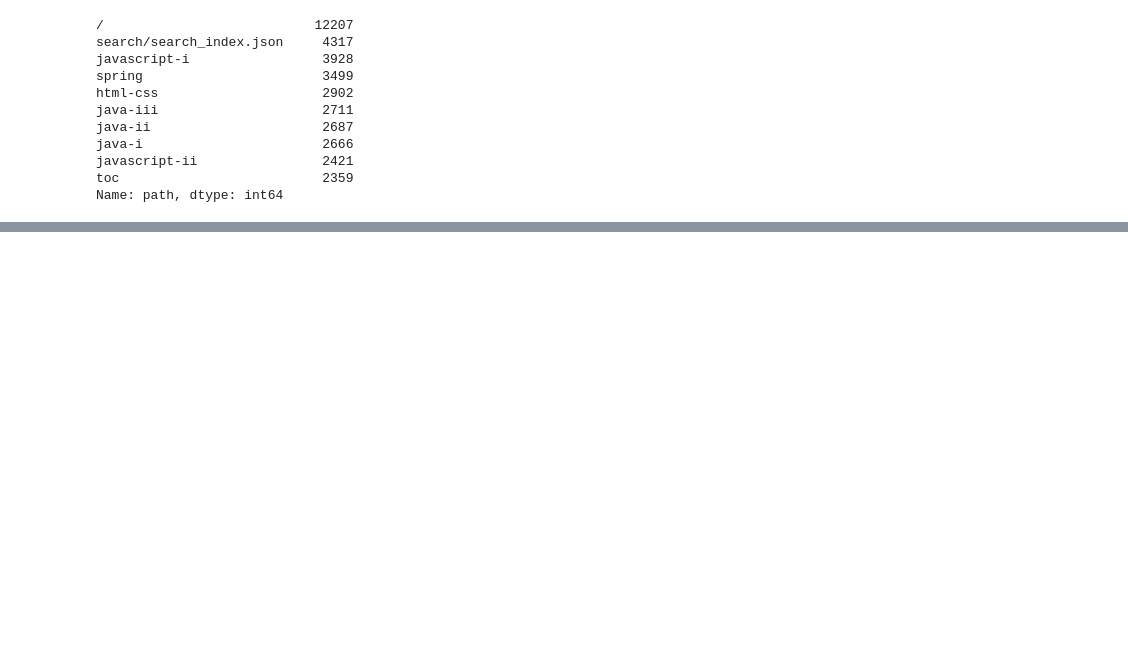
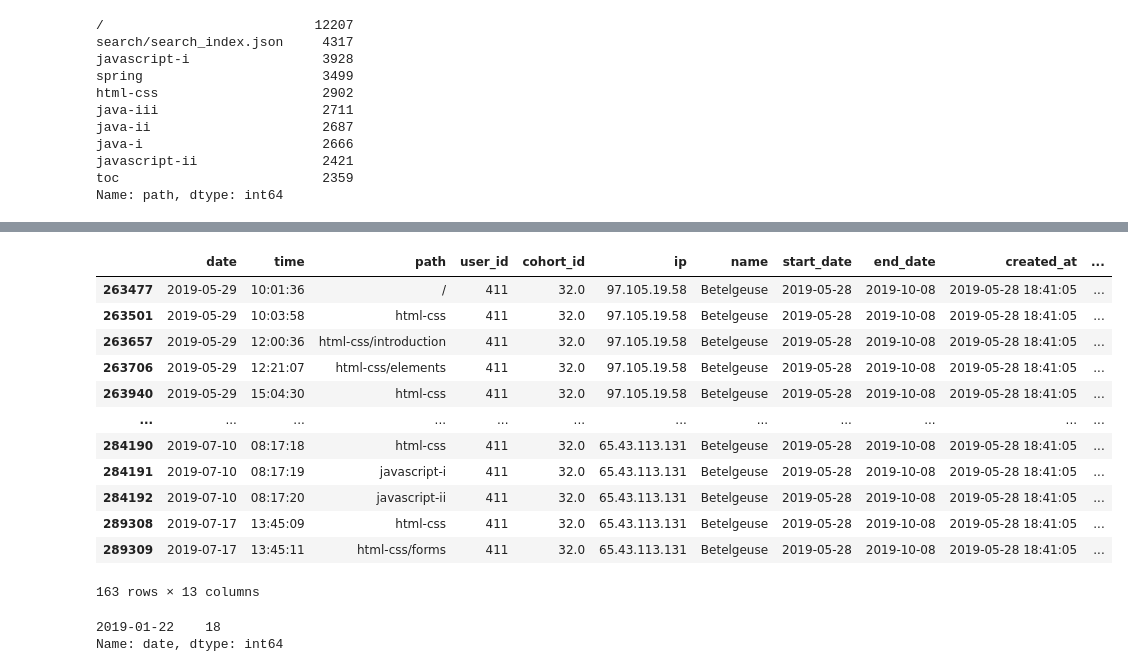
Before and after one commit to dashbringhurst/anomaly-detection-project, a Jupyter notebook: final_notebook.ipynb, the cells around one changed output, grey strips where cells are left out. Drawn from its saved outputs; the diff is of its cells as text; code cells hidden in the pictures; blank space fills up the shorter version.

```diff
--- a/final_notebook.ipynb
+++ b/final_notebook.ipynb
@@ -1186,0 +1332,21 @@ Name: path, dtype: int64
+# %%
+df[df.user_id==411] #.date.value_counts()
+# %% [output]
+|  | date | time | path | user_id | cohort_id | ip | name | start_date | end_date | created_at | ... |
+| 263477 | 2019-05-29 | 10:01:36 | / | 411 | 32.0 | 97.105.19.58 | Betelgeuse | 2019-05-28 | 2019-10-08 | 2019-05-28 18:41:05 | ... |
+| 263501 | 2019-05-29 | 10:03:58 | html-css | 411 | 32.0 | 97.105.19.58 | Betelgeuse | 2019-05-28 | 2019-10-08 | 2019-05-28 18:41:05 | ... |
+| 263657 | 2019-05-29 | 12:00:36 | html-css/introduction | 411 | 32.0 | 97.105.19.58 | Betelgeuse | 2019-05-28 | 2019-10-08 | 2019-05-28 18:41:05 | ... |
+| 263706 | 2019-05-29 | 12:21:07 | html-css/elements | 411 | 32.0 | 97.105.19.58 | Betelgeuse | 2019-05-28 | 2019-10-08 | 2019-05-28 18:41:05 | ... |
+| 263940 | 2019-05-29 | 15:04:30 | html-css | 411 | 32.0 | 97.105.19.58 | Betelgeuse | 2019-05-28 | 2019-10-08 | 2019-05-28 18:41:05 | ... |
+| ... | ... | ... | ... | ... | ... | ... | ... | ... | ... | ... | ... |
+| 284190 | 2019-07-10 | 08:17:18 | html-css | 411 | 32.0 | 65.43.113.131 | Betelgeuse | 2019-05-28 | 2019-10-08 | 2019-05-28 18:41:05 | ... |
+| 284191 | 2019-07-10 | 08:17:19 | javascript-i | 411 | 32.0 | 65.43.113.131 | Betelgeuse | 2019-05-28 | 2019-10-08 | 2019-05-28 18:41:05 | ... |
+| 284192 | 2019-07-10 | 08:17:20 | javascript-ii | 411 | 32.0 | 65.43.113.131 | Betelgeuse | 2019-05-28 | 2019-10-08 | 2019-05-28 18:41:05 | ... |
+| 289308 | 2019-07-17 | 13:45:09 | html-css | 411 | 32.0 | 65.43.113.131 | Betelgeuse | 2019-05-28 | 2019-10-08 | 2019-05-28 18:41:05 | ... |
+| 289309 | 2019-07-17 | 13:45:11 | html-css/forms | 411 | 32.0 | 65.43.113.131 | Betelgeuse | 2019-05-28 | 2019-10-08 | 2019-05-28 18:41:05 | ... |
+163 rows × 13 columns
+# %%
+df[df.user_id==340].date.value_counts()
+# %% [output]
+2019-01-22    18
+Name: date, dtype: int64
```
Also changed, not shown: parts of 67 cells of this notebook.
